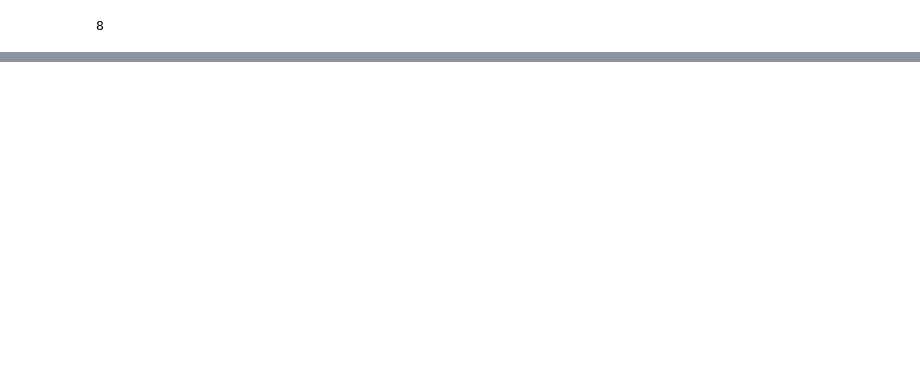
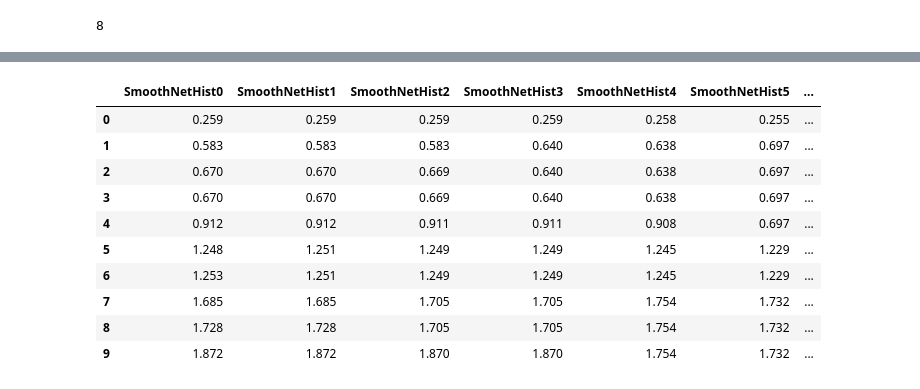
Before and after one commit to dufourc1/pygraphon, a Jupyter notebook: dev/dendrogram.ipynb, the cells around one changed output, grey strips where cells are left out. Cells and saved outputs as stored; diff of their text form; code cells hidden in the pictures; blank space fills up the shorter version.

```diff
--- a/dev/dendrogram.ipynb
+++ b/dev/dendrogram.ipynb
@@ -206,0 +248,15 @@ TypeError: list indices must be integers or slices, not str
+# %%
+#import smoothnethist
+from pygraphon.estimators import SmoothNetHist
+
+est = SmoothNetHist(bandwidth=1/(2*k))
+est.fit(adjacency_matrix)
+# %%
+list_graphons = [est.all_cluster_graphons[i].graphon[np.triu_indices(est.all_cluster_graphons[i].graphon.shape[0])] for i in range(len(est.all_cluster_graphons))]
+
+sort_indices = np.argsort(list_graphons[-1])
+
+for i in range(len(list_graphons)):
+    list_graphons[i] = list_graphons[i][sort_indices]
+graphons_array = np.array(list_graphons)
+graphons_array = np.rot90(np.insert(graphons_array, 0, np.ones(graphons_array.shape[1]), axis=0), k=3)
@@ -206,0 +306,27 @@ TypeError: list indices must be integers or slices, not str
+# %%
+#makes list into pandas dataframe
+import pandas as pd
+pd.set_option('display.float_format', '{:.3f}'.format)
+columns = []
+for i in range(len(list_graphons)):
+    columns.append("SmoothNetHist" + str(i))
+columns.append("Count")
+
+def list_to_df(array, columns):
+    df = pd.DataFrame(array, columns=columns)
+    return df
+
+df = list_to_df(graphons_array, columns=columns)
+df
+# %% [output]
+|  | SmoothNetHist0 | SmoothNetHist1 | SmoothNetHist2 | SmoothNetHist3 | SmoothNetHist4 | SmoothNetHist5 | ... |
+| 0 | 0.259 | 0.259 | 0.259 | 0.259 | 0.258 | 0.255 | ... |
+| 1 | 0.583 | 0.583 | 0.583 | 0.640 | 0.638 | 0.697 | ... |
+| 2 | 0.670 | 0.670 | 0.669 | 0.640 | 0.638 | 0.697 | ... |
+| 3 | 0.670 | 0.670 | 0.669 | 0.640 | 0.638 | 0.697 | ... |
+| 4 | 0.912 | 0.912 | 0.911 | 0.911 | 0.908 | 0.697 | ... |
+| 5 | 1.248 | 1.251 | 1.249 | 1.249 | 1.245 | 1.229 | ... |
+| 6 | 1.253 | 1.251 | 1.249 | 1.249 | 1.245 | 1.229 | ... |
+| 7 | 1.685 | 1.685 | 1.705 | 1.705 | 1.754 | 1.732 | ... |
+| 8 | 1.728 | 1.728 | 1.705 | 1.705 | 1.754 | 1.732 | ... |
+| 9 | 1.872 | 1.872 | 1.870 | 1.870 | 1.754 | 1.732 | ... |
```
Also changed, not shown: parts of 11 cells of this notebook, 2 other files.
